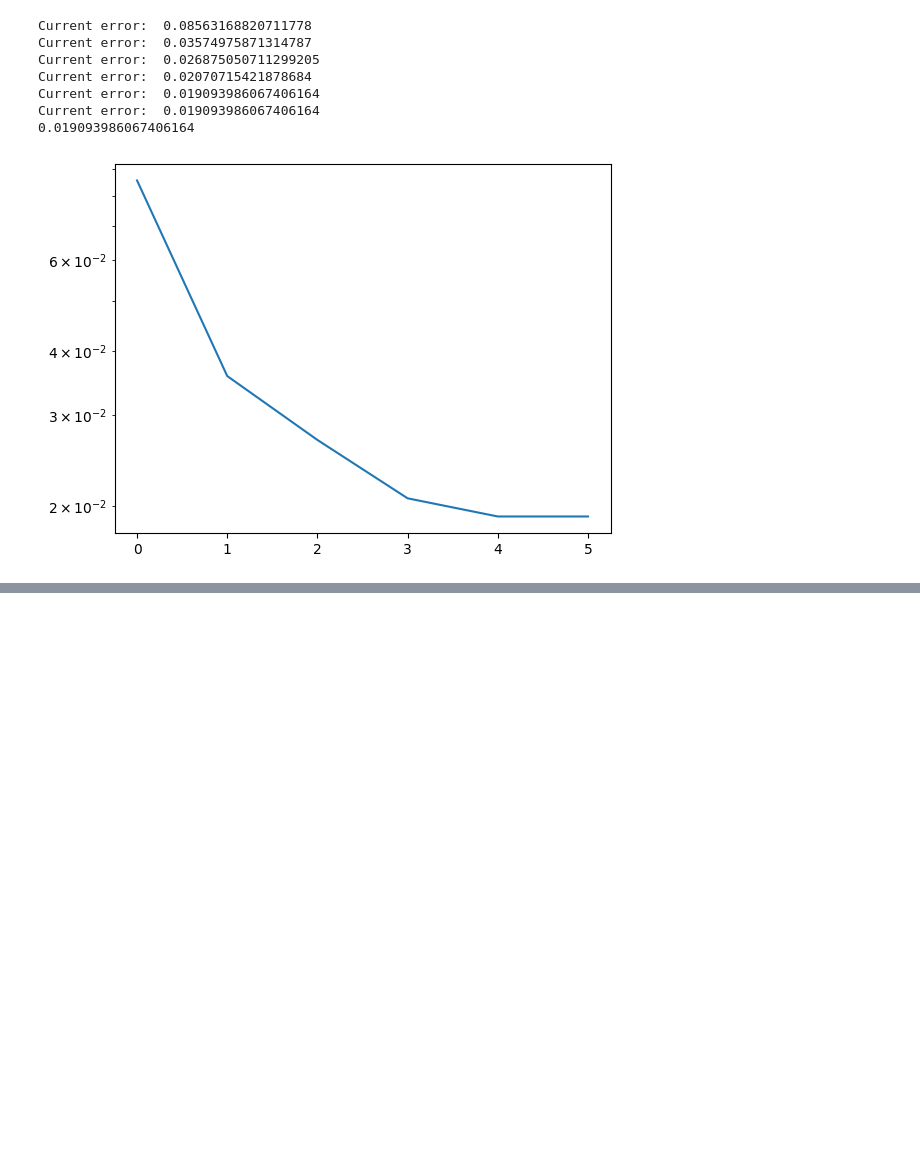
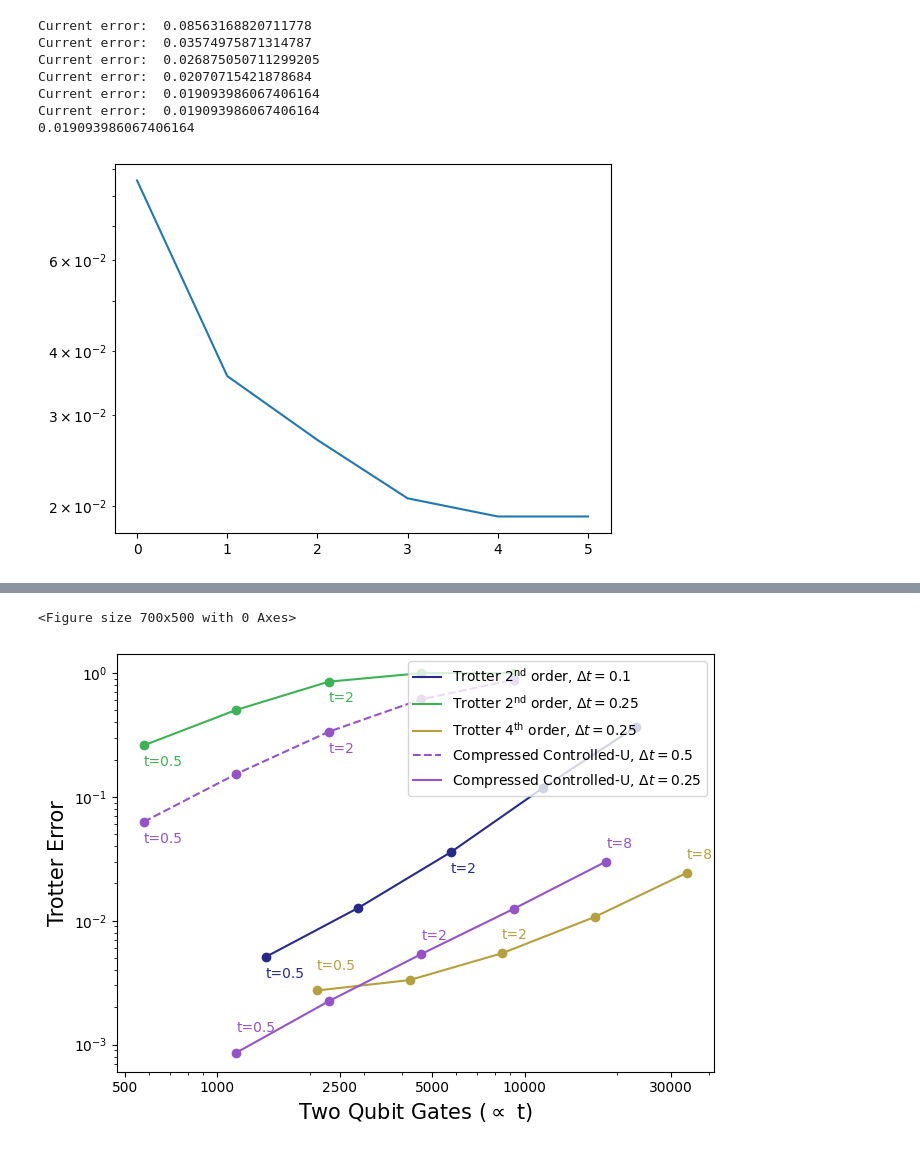
Before and after one commit to erenaykrcn/ccU, a Jupyter notebook: examples/TFIM2d/TFIM2d-ccU_4x4.ipynb, the cells around one changed output, grey strips where cells are left out. Saved outputs shown, nothing was run; the diff lists cells and outputs as text; code cells hidden in the pictures; blank space fills up the shorter version.

```diff
--- a/examples/TFIM2d/TFIM2d-ccU_4x4.ipynb
+++ b/examples/TFIM2d/TFIM2d-ccU_4x4.ipynb
@@ -146,13 +169,18 @@ Best err:  1.5626695110984378e-07
 # Save the optimal gates.
 
 for i in control_layers:
-    with h5py.File(f"./results/tfim2d_ccU_SPARSE_{J}{h}{g}_Lx{Lx}Ly{Ly}_t{t}_layers{len(Vlist)}_niter10_rS1_DECOMPOSE_n{len(perms_qc)}_layer{i}.hdf5", "w") as file:
+    with h5py.File(f"./results/tfim2d_ccU_SPARSE_{J}{h}{g}_Lx{Lx}Ly{Ly}_t{t}_layers{len(Vlist)}_niter20_rS5_DECOMPOSE_n{len(perms_qc)}_layer{i}.hdf5", "w") as file:
         file.create_dataset(f"Xlist_{i}", data=Xlists_opt[i])
 # %%
-Xlists_opt_ = {}
+#Xlists_opt = {}
+#for i in control_layers:
+#    with h5py.File(f"./results/tfim2d_ccU_SPARSE_{J}{h}{g}_Lx{Lx}Ly{Ly}_t{t}_layers{len(Vlist)}_niter30_rS1_DECOMPOSE_n{len(perms_qc)}_layer{i}.hdf5", "r") as file:
+#        Xlists_opt[i] = file[f"Xlist_{i}"][:]
+
+Xlists_opt = {}
 for i in control_layers:
-    with h5py.File(f"./results/tfim2d_ccU_SPARSE_{J}{h}{g}_Lx{Lx}Ly{Ly}_t{t}_layers{len(Vlist)}_niter7_rS1_DECOMPOSE_n{len(perms_qc)}_layer{i}.hdf5", "r") as file:
-        Xlists_opt_[i] = file[f"Xlist_{i}"][:]
+    with h5py.File(f"./results/tfim2d_ccU_SPARSE_{J}{h}{g}_Lx{Lx}Ly{Ly}_t{t}_layers{len(Vlist)}_niter30_rS1_DECOMPOSE_n{len(perms_qc)}_layer{i}.hdf5", "r") as file:
+        Xlists_opt[i] = file[f"Xlist_{i}"][:]
 # %%
 from qiskit import Aer, execute, transpile
 from qiskit.circuit.library import CYGate, CZGate, IGate, CXGate
@@ -337,0 +407,54 @@ t=2, Gate Count:  2304  Trotter error:  1.1077553955240924
+# %%
+import matplotlib
+plt.subplots_adjust(left=0.2, bottom=0.1, right=0.9, top=0.8, wspace=0.1, hspace=0.2)
+plt.rcParams["figure.figsize"] = (7, 5)
+import matplotlib as mpl
+mpl.rcParams['figure.dpi'] = 100
+
+fig1, ax1 = plt.subplots()
+colors = ((39/256, 42/256  , 138/256), (61/256, 179/256 , 84/256 ), (181/256, 161/256, 63/256 ),
+          (150/256, 83/256, 201/256), (150/256, 83/256, 201/256))
+labs = (r'Trotter $2^{\text{nd}}$ order, $\Delta t = 0.1$', r'Trotter $2^{\text{nd}}$ order, $\Delta t = 0.25$',
+        r'Trotter $4^{\text{th}}$ order, $\Delta t = 0.25$',
+        r'Compressed Controlled-U, $\Delta t = 0.5$', r'Compressed Controlled-U, $\Delta t = 0.25$')
+ts = [.5, 1, 2, 4, 8]
+
+plt.xlabel(r'Two Qubit Gates ($\propto$ t)', size=15)
+plt.ylabel('Trotter Error', size=15)
+#plt.yticks([0.1, 0.15, 0.2, 0.25, 0.3, 0.35, 0.4, 0.45])
+
+
+plots = ((trotter2_cxs_01, trotter2_errs_01), (trotter2_cxs_025, trotter2_errs_025), (trotter4_cxs_025, trotter4_errs_025),
+        (ccU_cxs_05, ccU_errs_05), (ccU_cxs_025, ccU_errs_025))
+
+for i, pl in enumerate(plots):
+    if i in [3]:
+        plt.plot(pl[0], pl[1], label=labs[i], color=colors[i],  ls='--')
+    else:
+        plt.plot(pl[0], pl[1], label=labs[i], color=colors[i])
+    plt.scatter(pl[0], pl[1], color=colors[i])
+for i, pl in enumerate(plots):
+    if i in [2, 4]:
+        annotations = [((f"t={t}" if t in [0.5, 2, 8] else ""), ((0, 15) if t in [0.5] else (0, 10) )) for t in ts]
+    else:
+        annotations = [((f"t={t}" if t in [0.5, 2] else ""), (0, -15)) for t in ts]
+
+    for xi, yi, text in zip(pl[0], pl[1], annotations):
+        plt.annotate(text[0], xy=(xi, yi), xycoords='data', size=10, xytext=text[1], textcoords='offset points', color=colors[i])
+
+
+plt.tight_layout()
+plt.legend(loc="upper right", prop={'size': 10})
+#plt.title("Controlled-U of anisotropic Heisenberg model for 20 qubits \n", size=15)
+
+
+ax1.set_xscale('log')
+ax1.set_yscale('log')
+ax1.set_xticks([500, 1000, 2500, 5000, 10000, 30000])
+ax1.get_xaxis().set_major_formatter(matplotlib.ticker.ScalarFormatter())
+plt.savefig('./figs/tfim_2d_ccU_trotter_and_cxs.pdf', dpi=300, bbox_inches='tight')
+plt.savefig('./figs/tfim_2d_ccU_trotter_and_cxs.png', dpi=300, bbox_inches='tight')
+plt.show()
+# %% [output]
+<Figure size 700x500 with 0 Axes>
+[figure, added]
```
Also changed, not shown: parts of 12 cells of this notebook, 35 other files.
